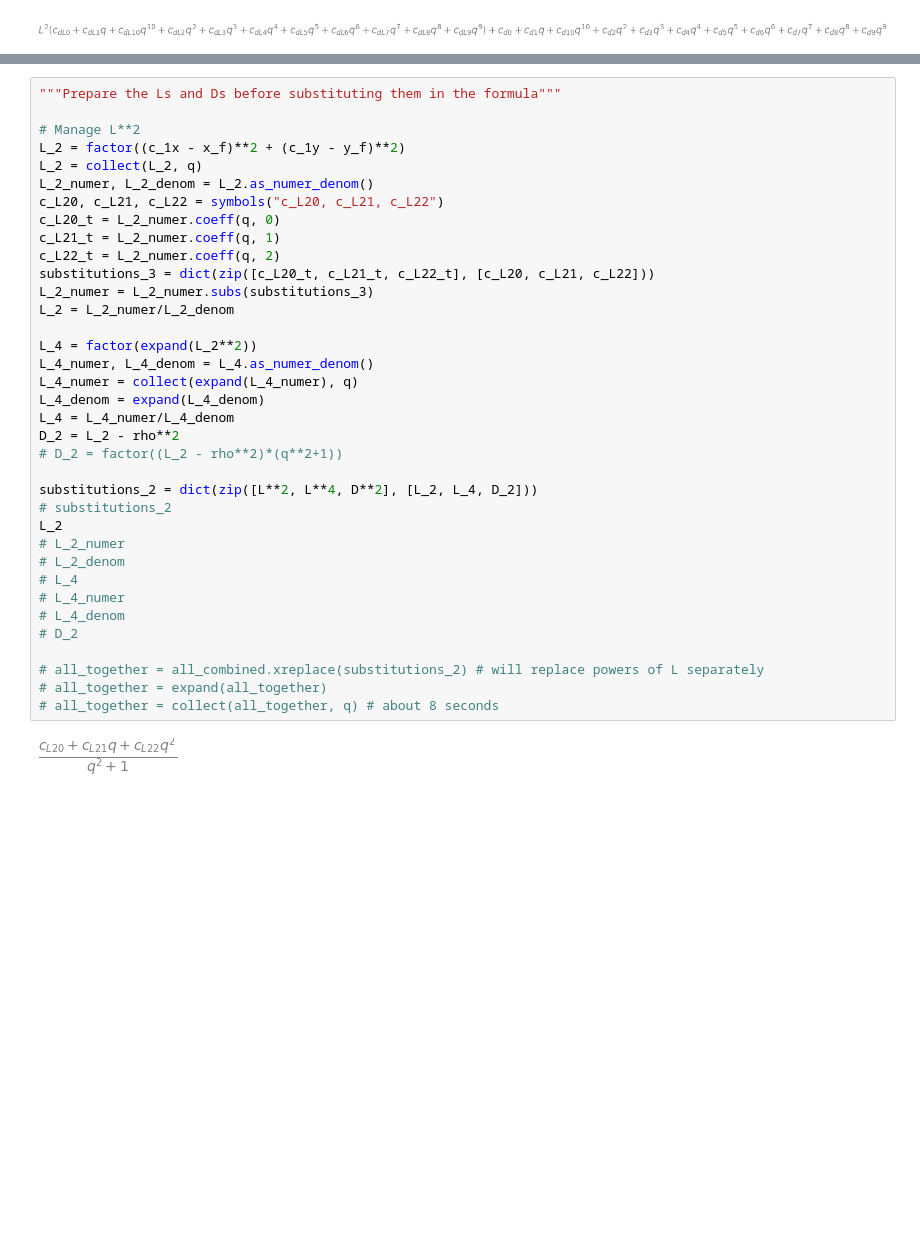
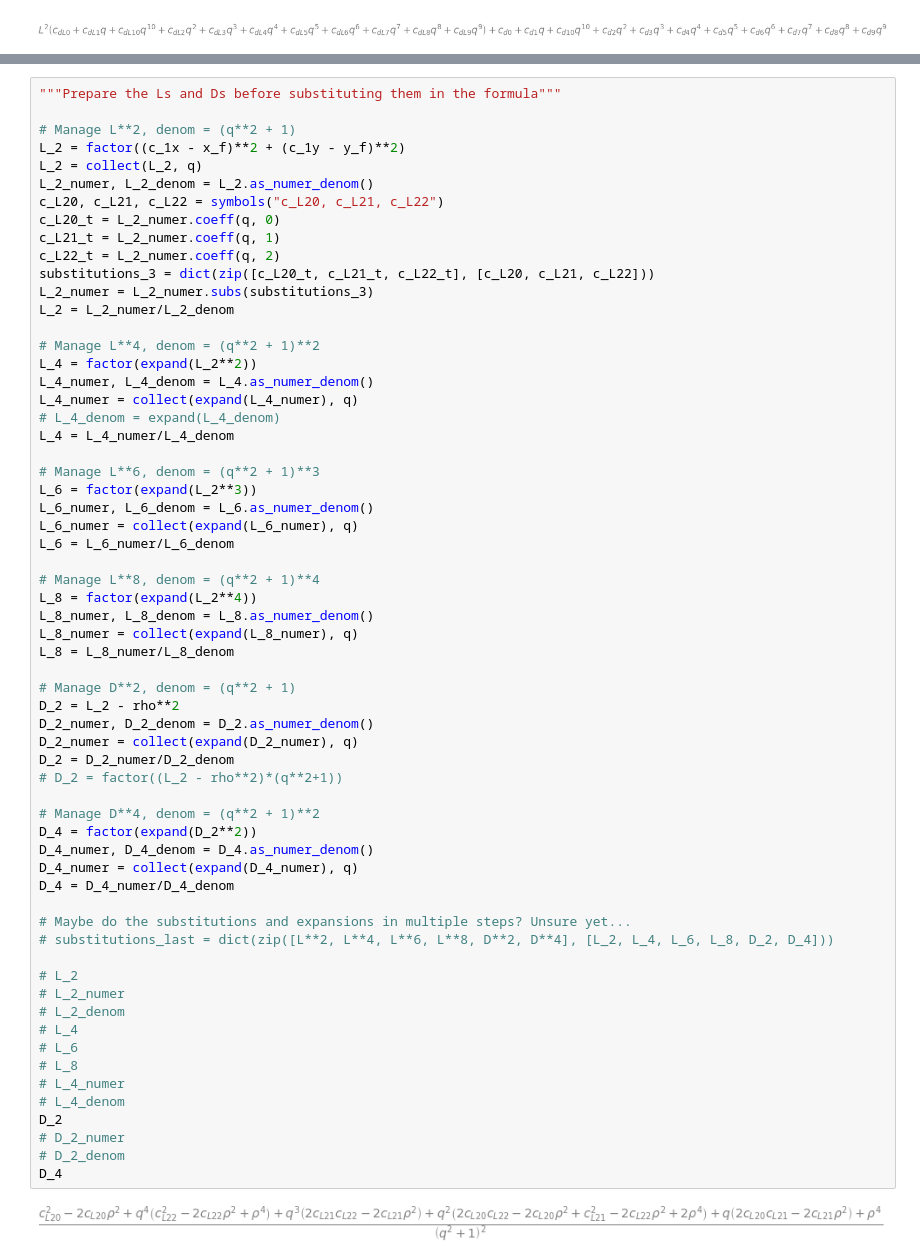
Before and after one commit to emilemarcotte/dubins2circle2set, a Jupyter notebook: RSRS_sympy.ipynb, the cells around one changed output, grey strips where cells are left out. Drawn from its saved outputs; the diff is of its cells as text; blank space fills up the shorter version.

```diff
--- a/RSRS_sympy.ipynb
+++ b/RSRS_sympy.ipynb
@@ -307,39 +310,65 @@ comb_without_D_squared = expand(comb_without_D_squared) # about
 # %%
 """Prepare the Ls and Ds before substituting them in the formula"""
 
-# Manage L**2
+# Manage L**2, denom = (q**2 + 1)
 L_2 = factor((c_1x - x_f)**2 + (c_1y - y_f)**2)
 L_2 = collect(L_2, q)
 L_2_numer, L_2_denom = L_2.as_numer_denom()
 c_L20, c_L21, c_L22 = symbols("c_L20, c_L21, c_L22")
 c_L20_t = L_2_numer.coeff(q, 0)
 c_L21_t = L_2_numer.coeff(q, 1)
 c_L22_t = L_2_numer.coeff(q, 2)
 substitutions_3 = dict(zip([c_L20_t, c_L21_t, c_L22_t], [c_L20, c_L21, c_L22]))
 L_2_numer = L_2_numer.subs(substitutions_3)
 L_2 = L_2_numer/L_2_denom
 
+# Manage L**4, denom = (q**2 + 1)**2
 L_4 = factor(expand(L_2**2))
 L_4_numer, L_4_denom = L_4.as_numer_denom()
 L_4_numer = collect(expand(L_4_numer), q)
-L_4_denom = expand(L_4_denom)
+# L_4_denom = expand(L_4_denom)
 L_4 = L_4_numer/L_4_denom
+
+# Manage L**6, denom = (q**2 + 1)**3
+L_6 = factor(expand(L_2**3))
+L_6_numer, L_6_denom = L_6.as_numer_denom()
+L_6_numer = collect(expand(L_6_numer), q)
+L_6 = L_6_numer/L_6_denom
+
+# Manage L**8, denom = (q**2 + 1)**4
+L_8 = factor(expand(L_2**4))
+L_8_numer, L_8_denom = L_8.as_numer_denom()
+L_8_numer = collect(expand(L_8_numer), q)
+L_8 = L_8_numer/L_8_denom
+
+# Manage D**2, denom = (q**2 + 1)
 D_2 = L_2 - rho**2
+D_2_numer, D_2_denom = D_2.as_numer_denom()
+D_2_numer = collect(expand(D_2_numer), q)
+D_2 = D_2_numer/D_2_denom
 # D_2 = factor((L_2 - rho**2)*(q**2+1))
 
-substitutions_2 = dict(zip([L**2, L**4, D**2], [L_2, L_4, D_2]))
-# substitutions_2
-L_2
+# Manage D**4, denom = (q**2 + 1)**2
+D_4 = factor(expand(D_2**2))
+D_4_numer, D_4_denom = D_4.as_numer_denom()
+D_4_numer = collect(expand(D_4_numer), q)
+D_4 = D_4_numer/D_4_denom
+
+# Maybe do the substitutions and expansions in multiple steps? Unsure yet...
+# substitutions_last = dict(zip([L**2, L**4, L**6, L**8, D**2, D**4], [L_2, L_4, L_6, L_8, D_2, D_4]))
+
+# L_2
 # L_2_numer
 # L_2_denom
 # L_4
+# L_6
+# L_8
 # L_4_numer
 # L_4_denom
-# D_2
-
-# all_together = all_combined.xreplace(substitutions_2) # will replace powers of L separately
-# all_together = expand(all_together)
-# all_together = collect(all_together, q) # about 8 seconds
+D_2
+# D_2_numer
+# D_2_denom
+D_4
 # %% [output]
-[figure, old version]
+[figure, new version]
 # %%
```
Also changed, not shown: parts of 4 cells of this notebook.
